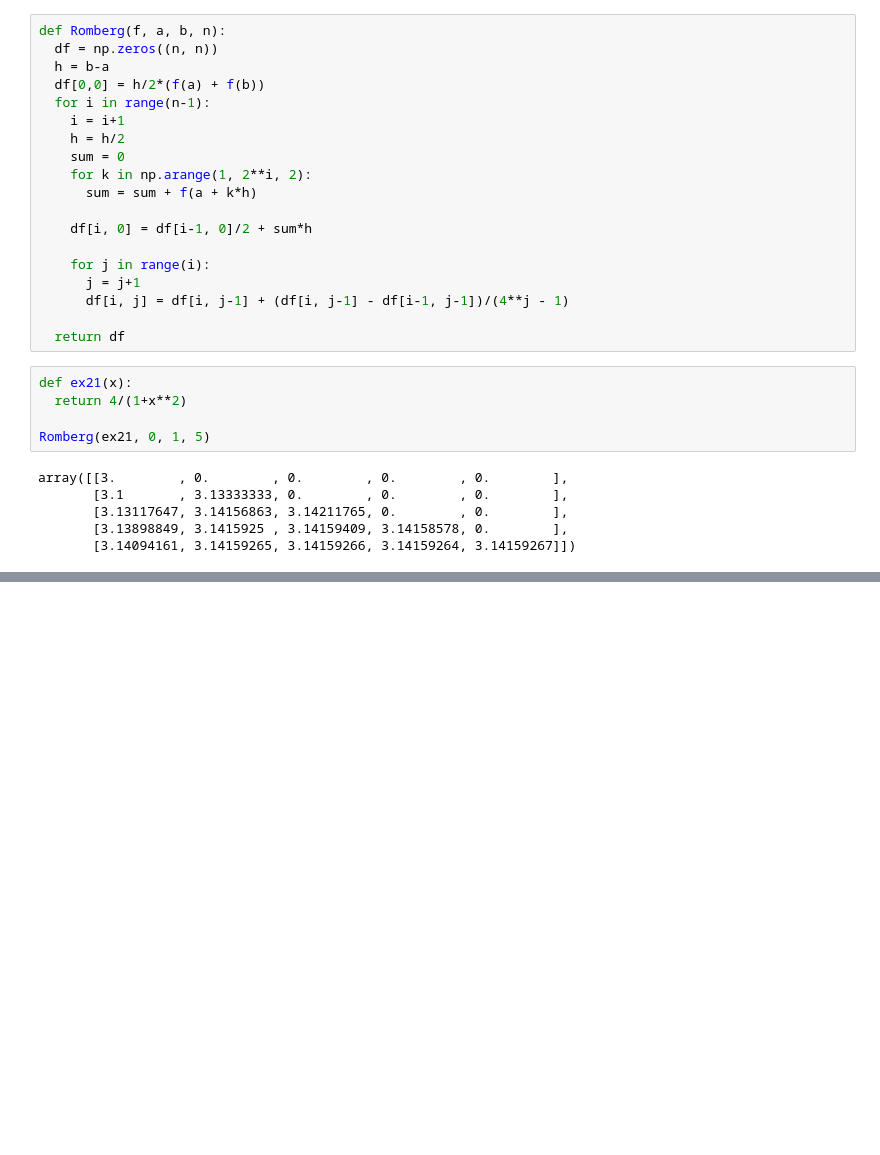
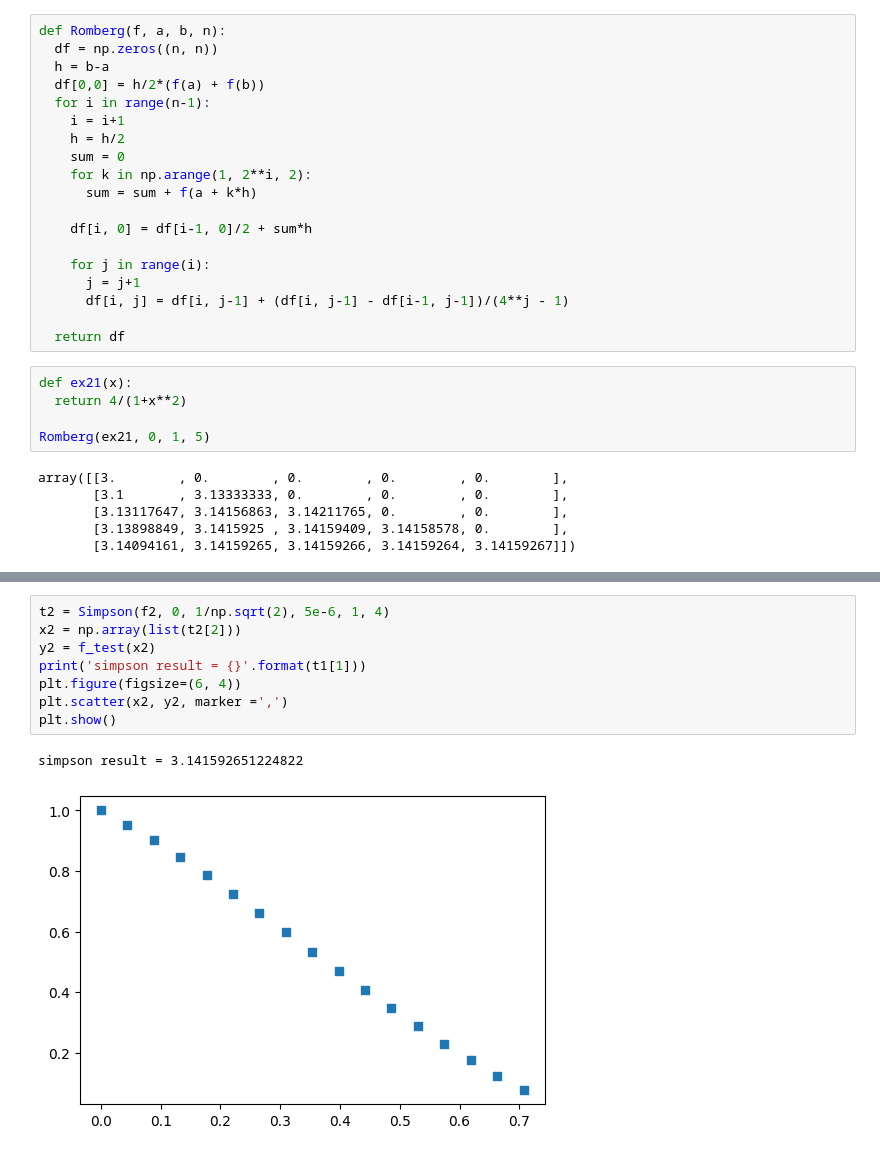
Before and after one commit to tirals88/Numerical-Mathematics-and-Computing, a Jupyter notebook: Chap5_Numerical_Integration.ipynb, the cells around one changed output, grey strips where cells are left out. Cells and saved outputs as stored; diff of their text form; blank space fills up the shorter version.

```diff
--- a/Chap5_Numerical_Integration.ipynb
+++ b/Chap5_Numerical_Integration.ipynb
@@ -233,0 +535,11 @@ array([[3.        , 0.        , 0.        , 0.        , 0.        ],
+# %%
+t2 = Simpson(f2, 0, 1/np.sqrt(2), 5e-6, 1, 4)
+x2 = np.array(list(t2[2]))
+y2 = f_test(x2)
+print('simpson result = {}'.format(t1[1]))
+plt.figure(figsize=(6, 4))
+plt.scatter(x2, y2, marker =',')
+plt.show()
+# %% [output]
+simpson result = 3.141592651224822
+[figure, added]
```
Also changed, not shown: parts of 23 cells of this notebook.
